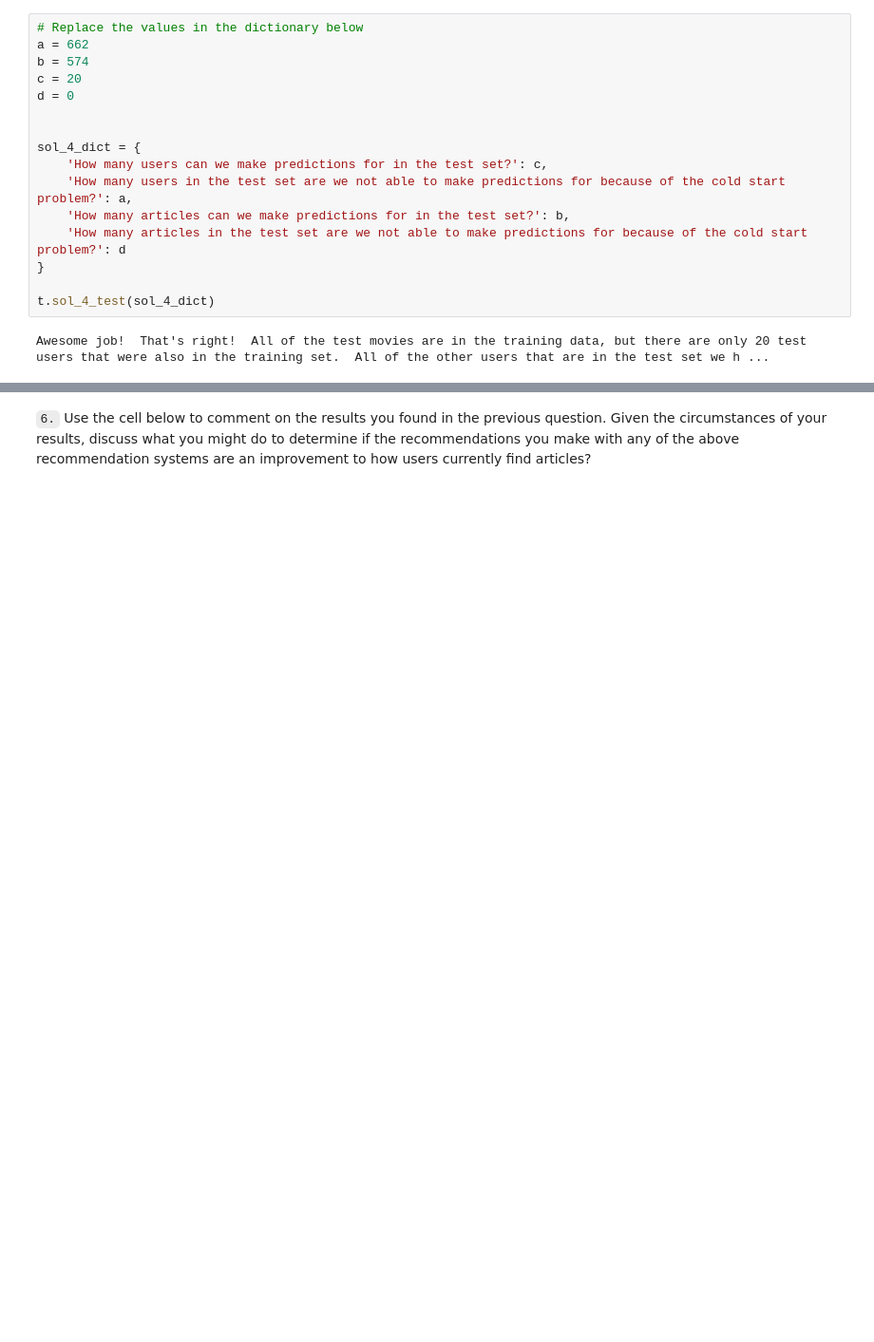
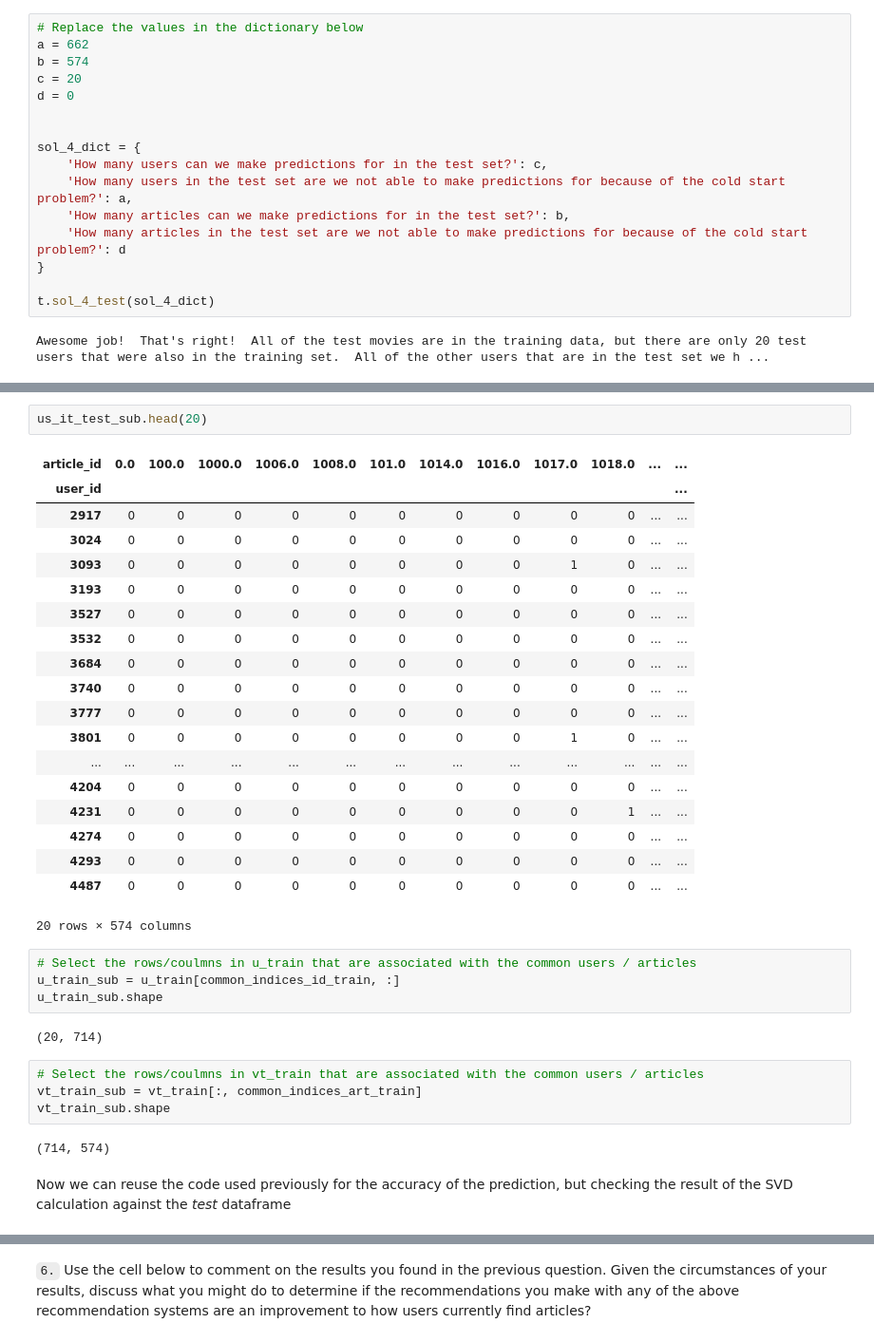
Before and after one commit to Data-Science-NDegree-MRusso/DSND-P5-Recommendation-Engine, a Jupyter notebook: Recommendations_with_IBM.ipynb, the cells around one changed output, grey strips where cells are left out. Shown at 95% size. Saved outputs shown, nothing was run; the diff lists cells and outputs as text; blank space fills up the shorter version.

```diff
--- a/Recommendations_with_IBM.ipynb
+++ b/Recommendations_with_IBM.ipynb
@@ -1000,0 +1066,36 @@ u_train, s_train, vt_train = # fit svd similar to above then use the cells below
+# %%
+us_it_test_sub.head(20)
+# %% [output]
+| article_id | 0.0 | 100.0 | 1000.0 | 1006.0 | 1008.0 | 101.0 | 1014.0 | 1016.0 | 1017.0 | 1018.0 | ... | ... |
+| user_id |  |  |  |  |  |  |  |  |  |  |  | ... |
+| 2917 | 0 | 0 | 0 | 0 | 0 | 0 | 0 | 0 | 0 | 0 | ... | ... |
+| 3024 | 0 | 0 | 0 | 0 | 0 | 0 | 0 | 0 | 0 | 0 | ... | ... |
+| 3093 | 0 | 0 | 0 | 0 | 0 | 0 | 0 | 0 | 1 | 0 | ... | ... |
+| 3193 | 0 | 0 | 0 | 0 | 0 | 0 | 0 | 0 | 0 | 0 | ... | ... |
+| 3527 | 0 | 0 | 0 | 0 | 0 | 0 | 0 | 0 | 0 | 0 | ... | ... |
+| 3532 | 0 | 0 | 0 | 0 | 0 | 0 | 0 | 0 | 0 | 0 | ... | ... |
+| 3684 | 0 | 0 | 0 | 0 | 0 | 0 | 0 | 0 | 0 | 0 | ... | ... |
+| 3740 | 0 | 0 | 0 | 0 | 0 | 0 | 0 | 0 | 0 | 0 | ... | ... |
+| 3777 | 0 | 0 | 0 | 0 | 0 | 0 | 0 | 0 | 0 | 0 | ... | ... |
+| 3801 | 0 | 0 | 0 | 0 | 0 | 0 | 0 | 0 | 1 | 0 | ... | ... |
+| ... | ... | ... | ... | ... | ... | ... | ... | ... | ... | ... | ... | ... |
+| 4204 | 0 | 0 | 0 | 0 | 0 | 0 | 0 | 0 | 0 | 0 | ... | ... |
+| 4231 | 0 | 0 | 0 | 0 | 0 | 0 | 0 | 0 | 0 | 1 | ... | ... |
+| 4274 | 0 | 0 | 0 | 0 | 0 | 0 | 0 | 0 | 0 | 0 | ... | ... |
+| 4293 | 0 | 0 | 0 | 0 | 0 | 0 | 0 | 0 | 0 | 0 | ... | ... |
+| 4487 | 0 | 0 | 0 | 0 | 0 | 0 | 0 | 0 | 0 | 0 | ... | ... |
+20 rows × 574 columns
+# %%
+# Select the rows/coulmns in u_train that are associated with the common users / articles
+u_train_sub = u_train[common_indices_id_train, :]
+u_train_sub.shape
+# %% [output]
+(20, 714)
+# %%
+# Select the rows/coulmns in vt_train that are associated with the common users / articles
+vt_train_sub = vt_train[:, common_indices_art_train]
+vt_train_sub.shape
+# %% [output]
+(714, 574)
+# %% [markdown]
+Now we can reuse the code used previously for the accuracy of the prediction, but checking the result of the SVD calculation against the _test_ dataframe
```
Also changed, not shown: parts of 17 cells of this notebook, 1 other file.
